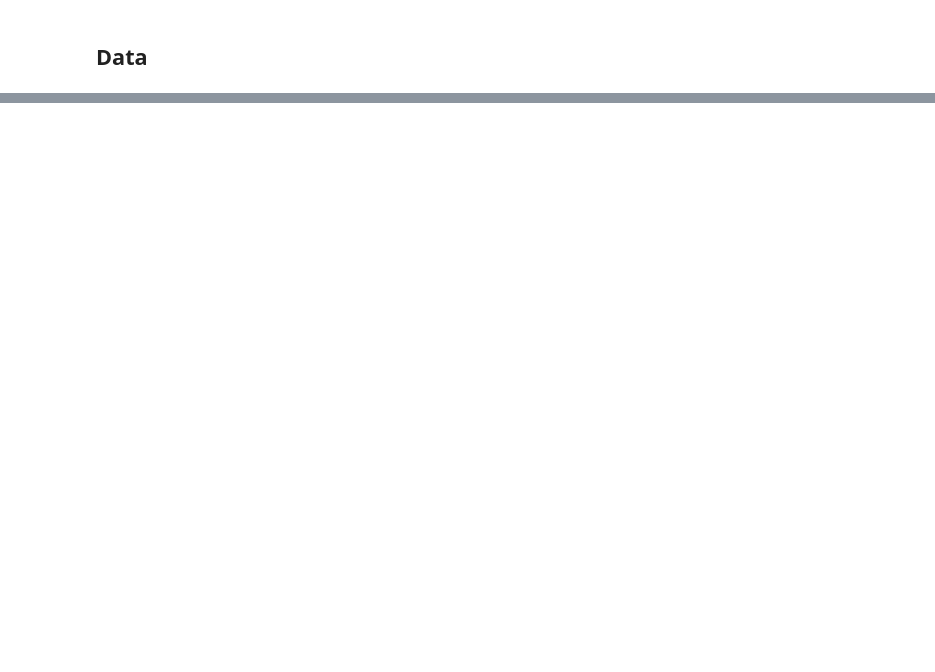
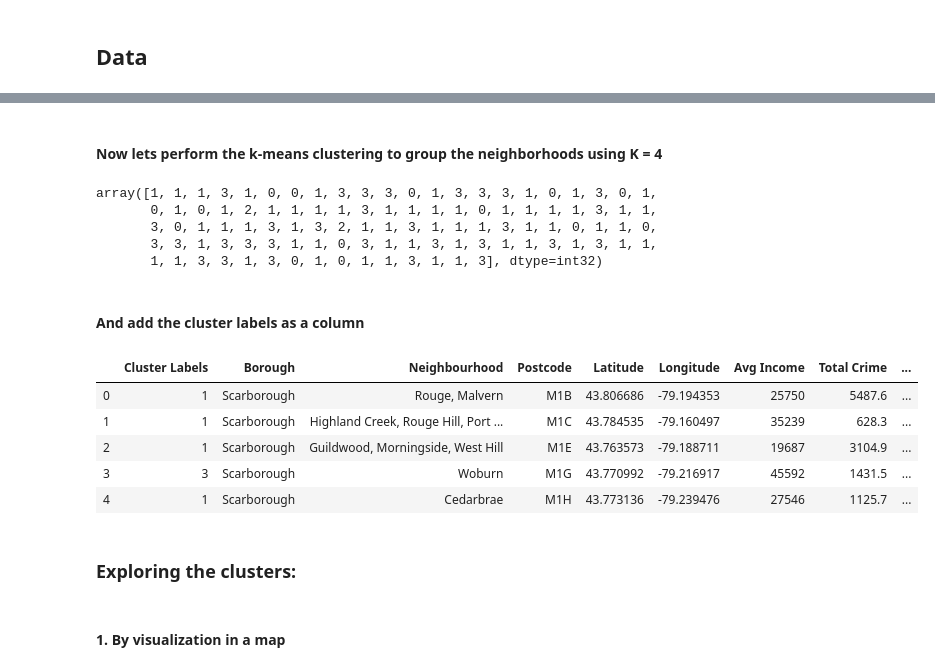
Before and after one commit to CarlosNoriegaPolo/Coursera_Capstone, a Jupyter notebook: Capstone_Final_Project.ipynb, the cells around one changed output, grey strips where cells are left out. Saved outputs shown, nothing was run; the diff lists cells and outputs as text; code cells hidden in the pictures; blank space fills up the shorter version.

```diff
--- a/Capstone_Final_Project.ipynb
+++ b/Capstone_Final_Project.ipynb
@@ -42,0 +443,35 @@ The following data sources will be needed to extract/generate the required infor
+# %%
+toronto_grouped_clustering = df_nbh6.drop(['Borough', 'Neighbourhood', 'Postcode', 'Latitude', 'Longitude'], 1)
+# %%
+from sklearn.cluster import KMeans
+from sklearn import metrics
+from scipy.spatial.distance import cdist
+import numpy as np
+import matplotlib.pyplot as plt
+
+distortions = []
+inertias = []
+mapping1 = {}
+mapping2 = {}
+K = range(1,10)
+
+for k in K:
+    kmeanModel = KMeans(n_clusters=k).fit(toronto_grouped_clustering)
+    kmeanModel.fit(toronto_grouped_clustering)
+
+    distortions.append(sum(np.min(cdist(toronto_grouped_clustering, kmeanModel.cluster_centers_,
+                      'euclidean'),axis=1)) / toronto_grouped_clustering.shape[0])
+    inertias.append(kmeanModel.inertia_)
+
+    mapping1[k] = sum(np.min(cdist(toronto_grouped_clustering, kmeanModel.cluster_centers_,
+                 'euclidean'),axis=1)) / toronto_grouped_clustering.shape[0]
+    mapping2[k] = kmeanModel.inertia_
+
+for key,val in mapping1.items():
+    print(str(key)+' : '+str(val))
+
+plt.plot(K, distortions, 'bx-')
+plt.xlabel('Values of K')
+plt.ylabel('Distortion')
+plt.title('The Elbow Method using Distortion')
+plt.show()
@@ -42,0 +489,28 @@ The following data sources will be needed to extract/generate the required infor
+# %% [markdown]
+#### Now lets perform the k-means clustering to group the neighborhoods using K = 4
+# %%
+kclusters = 4
+kmeans = KMeans(n_clusters=kclusters, random_state=0).fit(toronto_grouped_clustering)
+kmeans.labels_[0:103]
+# %% [output]
+array([1, 1, 1, 3, 1, 0, 0, 1, 3, 3, 3, 0, 1, 3, 3, 3, 1, 0, 1, 3, 0, 1,
+       0, 1, 0, 1, 2, 1, 1, 1, 1, 3, 1, 1, 1, 1, 0, 1, 1, 1, 1, 3, 1, 1,
+       3, 0, 1, 1, 1, 3, 1, 3, 2, 1, 1, 3, 1, 1, 1, 3, 1, 1, 0, 1, 1, 0,
+       3, 3, 1, 3, 3, 3, 1, 1, 0, 3, 1, 1, 3, 1, 3, 1, 1, 3, 1, 3, 1, 1,
+       1, 1, 3, 3, 1, 3, 0, 1, 0, 1, 1, 3, 1, 1, 3], dtype=int32)
+# %% [markdown]
+#### And add the cluster labels as a column
+# %%
+df_nbh6.insert(0, 'Cluster Labels', kmeans.labels_)
+df_nbh6.head()
+# %% [output]
+|  | Cluster Labels | Borough | Neighbourhood | Postcode | Latitude | Longitude | Avg Income | Total Crime | ... |
+| 0 | 1 | Scarborough | Rouge, Malvern | M1B | 43.806686 | -79.194353 | 25750 | 5487.6 | ... |
+| 1 | 1 | Scarborough | Highland Creek, Rouge Hill, Port ... | M1C | 43.784535 | -79.160497 | 35239 | 628.3 | ... |
+| 2 | 1 | Scarborough | Guildwood, Morningside, West Hill | M1E | 43.763573 | -79.188711 | 19687 | 3104.9 | ... |
+| 3 | 3 | Scarborough | Woburn | M1G | 43.770992 | -79.216917 | 45592 | 1431.5 | ... |
+| 4 | 1 | Scarborough | Cedarbrae | M1H | 43.773136 | -79.239476 | 27546 | 1125.7 | ... |
+# %% [markdown]
+### Exploring the clusters:
+# %% [markdown]
+#### 1. By visualization in a map
```
Also changed, not shown: parts of 80 cells of this notebook.
